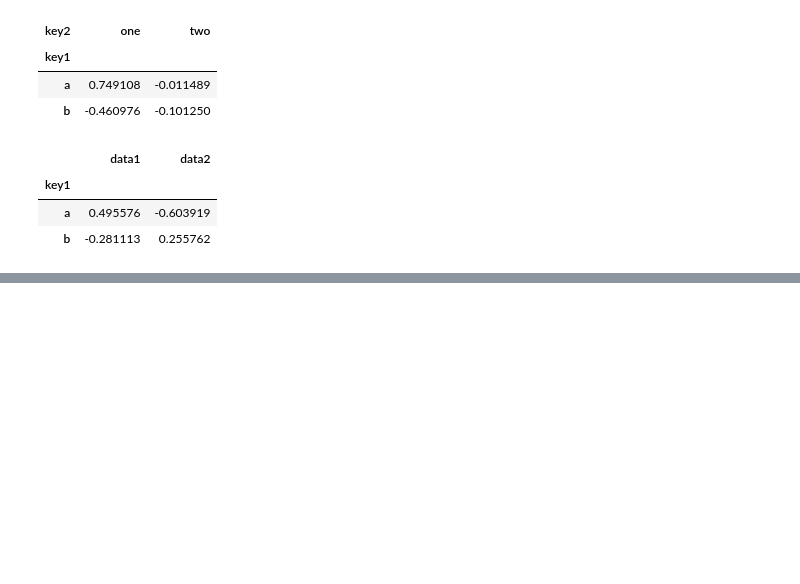
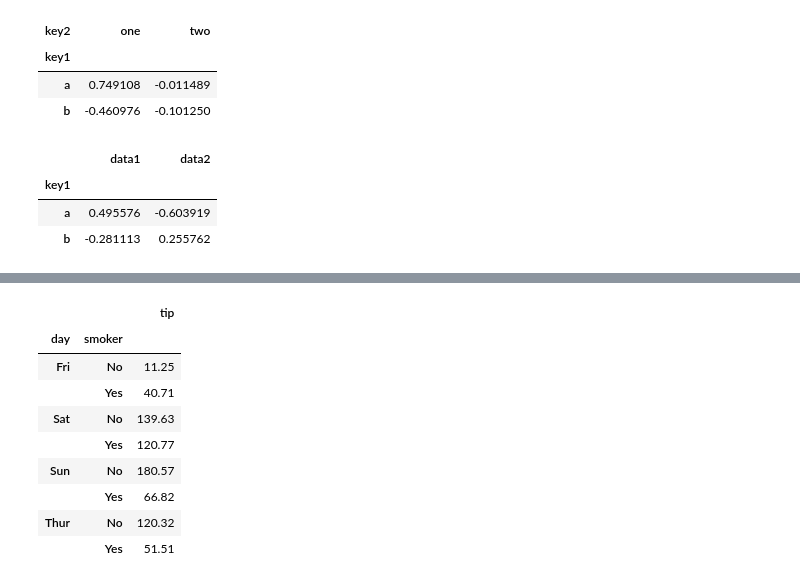
Before and after one commit to Hali2909/ExerciseNumpy, a Jupyter notebook: lastlesson.ipynb, the cells around one changed output, grey strips where cells are left out. Cells and saved outputs as stored; diff of their text form; code cells hidden in the pictures; blank space fills up the shorter version.

```diff
--- a/lastlesson.ipynb
+++ b/lastlesson.ipynb
@@ -220,0 +302,13 @@ df.groupby(df['key1']).mean(numeric_only=True) #because there is some columns th
+# %%
+tips.pivot_table(index=['day','smoker'], values='tip', aggfunc='sum')
+# %% [output]
+|  |  | tip |
+| day | smoker |  |
+| Fri | No | 11.25 |
+|  | Yes | 40.71 |
+| Sat | No | 139.63 |
+|  | Yes | 120.77 |
+| Sun | No | 180.57 |
+|  | Yes | 66.82 |
+| Thur | No | 120.32 |
+|  | Yes | 51.51 |
```
Also changed, not shown: parts of 11 cells of this notebook, 1 other file.
